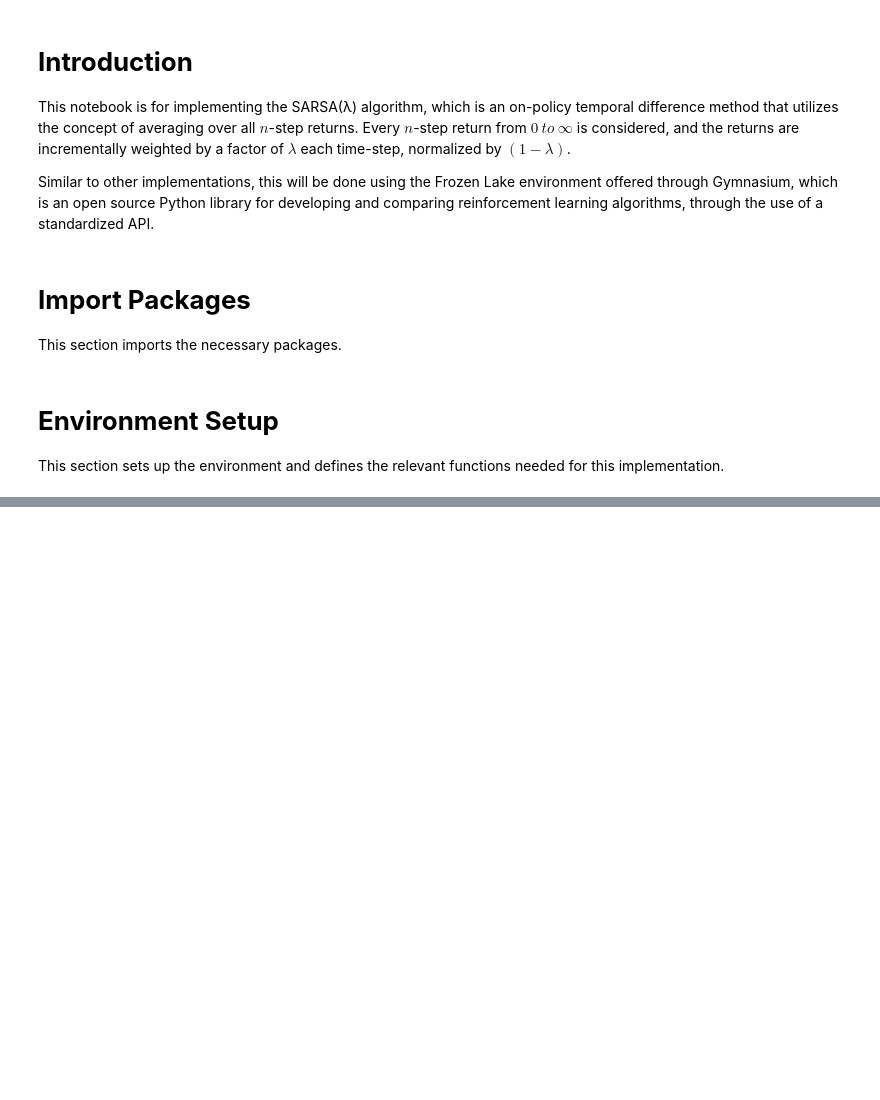
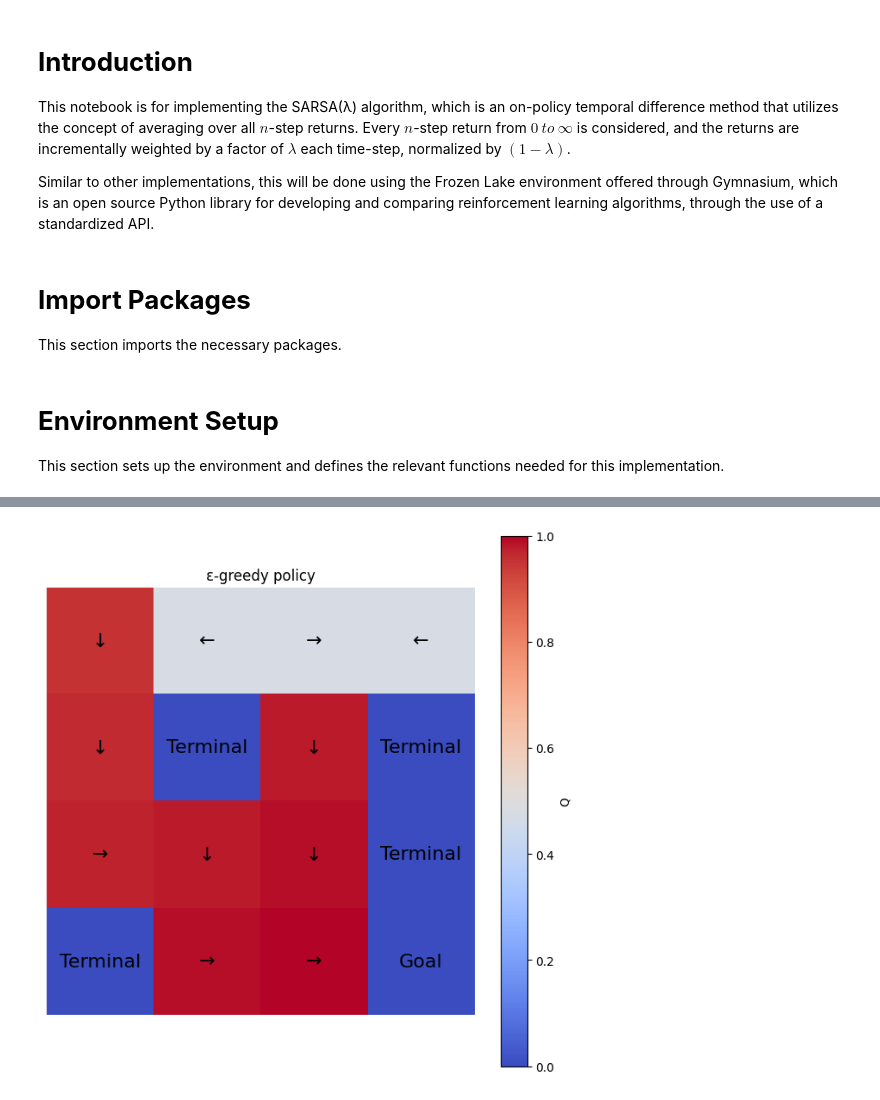
Before and after one commit to MattTidd/rl_experimentation, a Jupyter notebook: gymnasium_environments/frozen_lake/sarsa/sarsaL_frozen_lake.ipynb, the cells around one changed output, grey strips where cells are left out. Saved outputs shown, nothing was run; the diff lists cells and outputs as text; code cells hidden in the pictures; blank space fills up the shorter version.

Commit message:
benchmarking and visualization added. the algorithm currently sucks. needs serious debugging. I need a better epsilon decay schedule I think

```diff
--- a/gymnasium_environments/frozen_lake/sarsa/sarsaL_frozen_lake.ipynb
+++ b/gymnasium_environments/frozen_lake/sarsa/sarsaL_frozen_lake.ipynb
@@ -278,0 +284,16 @@ class SARSA_L_Agent:
+# %%
+# create training environment:
+env = gym.make("FrozenLake-v1", is_slippery = False, render_mode = "rgb_array")
+
+# instantiate the agent:
+agent = SARSA_L_Agent(env = env,
+                      gamma = 0.99,
+                      alpha = 0.5,
+                      lamb = 0.0,
+                      beta = 1e-5,
+                      es = False,
+                      rs = False)
+num_episodes = 500000
+
+# learn value function using SARSA(λ):
+q = agent.GPI(num_episodes = num_episodes).round(3)
@@ -278,0 +327,42 @@ class SARSA_L_Agent:
+# %%
+# define mapping of actions to directions:
+action_map = {0: '←', 1: '↓', 2: '→', 3: '↑', 4: 'Terminal', 5 : 'Goal'}
+size = int(np.sqrt(agent.env.observation_space.n))
+grid = np.zeros(agent.env.observation_space.n, dtype = object)
+
+# for every state:
+for s in range(agent.env.observation_space.n):
+    if s in agent.terminal_states:
+        if s == 15:
+            action = 5
+        else:
+            action = 4
+    else:
+        action = np.argmax(q[s, :])
+
+    grid[s] = action_map[action]
+
+# reshape to look like map:
+grid = grid.reshape(size, size)
+
+# plot stuff:
+fig, ax = plt.subplots(figsize = (2*size, 2*size))
+
+# heatmap stuff:
+heatmap_value = np.max(q, axis = 1).reshape((4,4))
+heatmap = ax.imshow(heatmap_value, cmap = 'coolwarm', interpolation = 'nearest')
+
+# overlay text:
+for i in range(size):
+    for j in range(size):
+        text = grid[i, j]
+        ax.text(j, i, text, ha = 'center', va = 'center', color = 'black', fontsize = 16)
+
+# formatting:
+fig.colorbar(heatmap, ax = ax, label = 'Q')
+ax.set_title('ε-greedy policy')
+ax.axis('off')
+
+plt.show()
+# %% [output]
+[figure, added]
```
Also changed, not shown: parts of 7 cells of this notebook.
